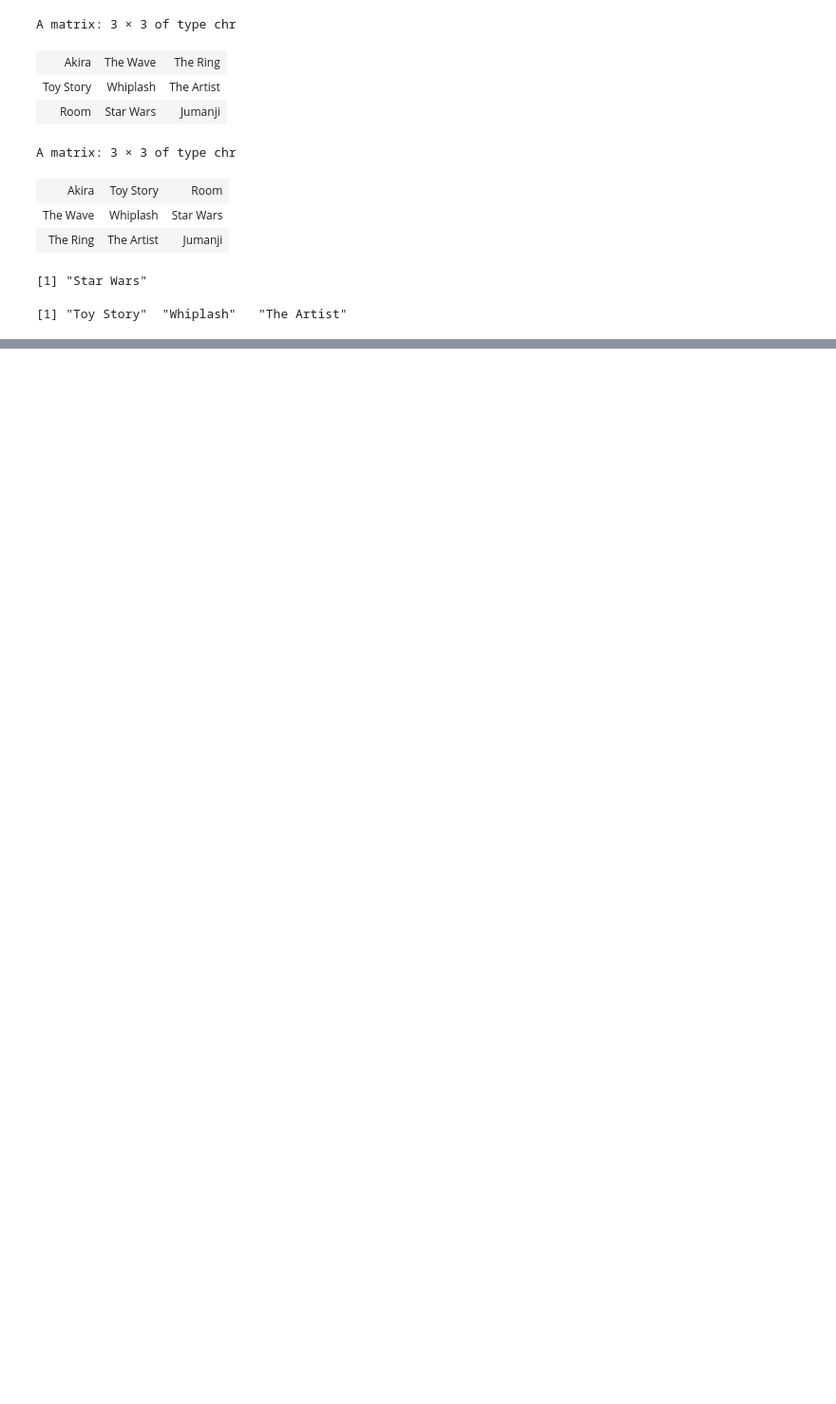
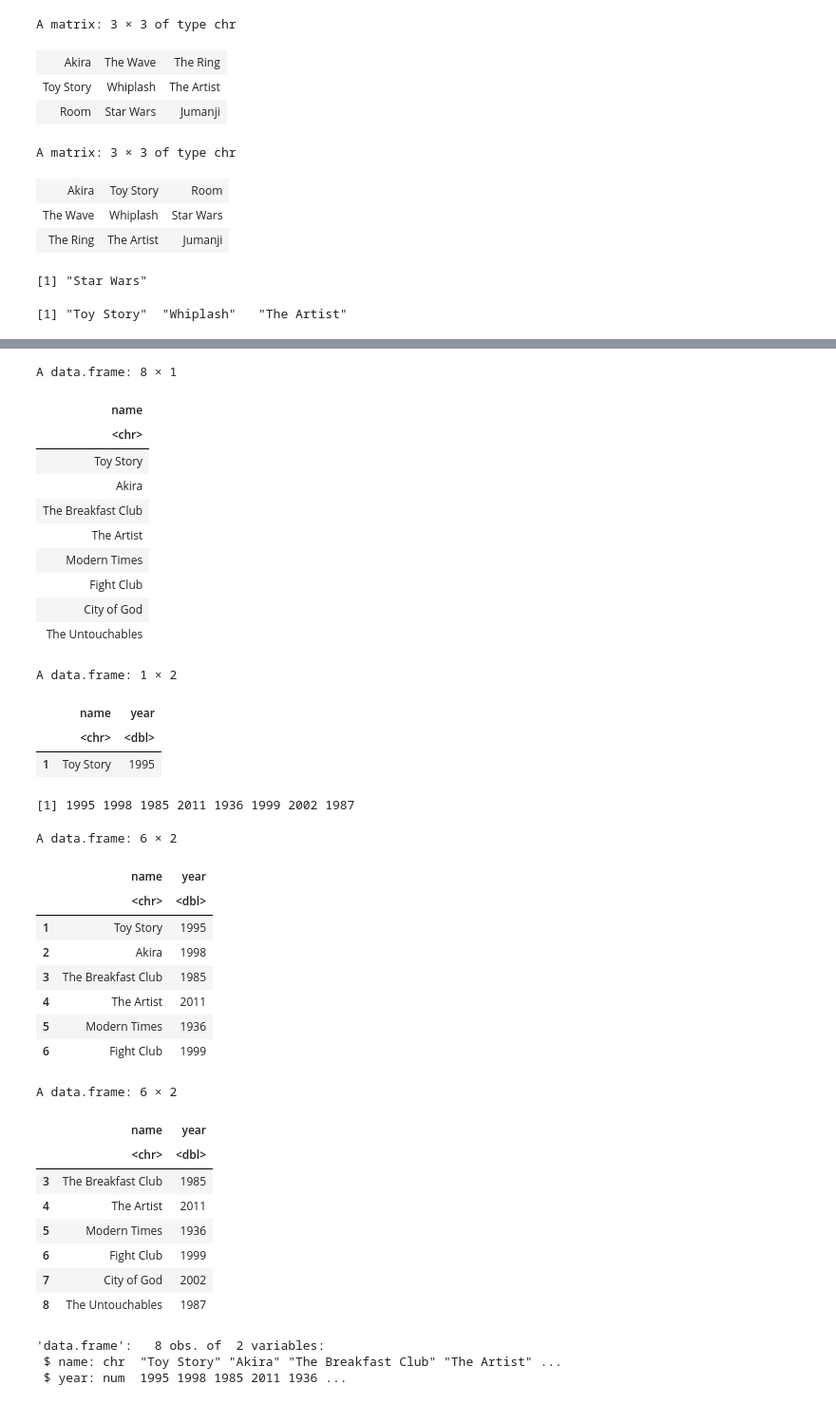
Before and after one commit to elden-l0rd/personal, a Jupyter notebook: 2022 winter hol/Intro to R.ipynb, the cells around one changed output, grey strips where cells are left out. Shown at 95% size. Cells and saved outputs as stored; diff of their text form; code cells hidden in the pictures; blank space fills up the shorter version.

```diff
--- a/2022 winter hol/Intro to R.ipynb
+++ b/2022 winter hol/Intro to R.ipynb
@@ -257,0 +280,54 @@ A matrix: 3 × 3 of type chr
+# %%
+#ways to call elements
+movies[1]
+movies[1,]
+movies$year
+
+#view head
+head(movies) #6 elements
+#view tail
+tail(movies)
+# %% [output]
+A data.frame: 8 × 1
+| name |
+| <chr> |
+| Toy Story |
+| Akira |
+| The Breakfast Club |
+| The Artist |
+| Modern Times |
+| Fight Club |
+| City of God |
+| The Untouchables |
+A data.frame: 1 × 2
+|  | name | year |
+|  | <chr> | <dbl> |
+| 1 | Toy Story | 1995 |
+[1] 1995 1998 1985 2011 1936 1999 2002 1987
+A data.frame: 6 × 2
+|  | name | year |
+|  | <chr> | <dbl> |
+| 1 | Toy Story | 1995 |
+| 2 | Akira | 1998 |
+| 3 | The Breakfast Club | 1985 |
+| 4 | The Artist | 2011 |
+| 5 | Modern Times | 1936 |
+| 6 | Fight Club | 1999 |
+A data.frame: 6 × 2
+|  | name | year |
+|  | <chr> | <dbl> |
+| 3 | The Breakfast Club | 1985 |
+| 4 | The Artist | 2011 |
+| 5 | Modern Times | 1936 |
+| 6 | Fight Club | 1999 |
+| 7 | City of God | 2002 |
+| 8 | The Untouchables | 1987 |
+# %%
+#information about data frame
+
+#number of objects and it's variables
+str(movies)
+# %% [output]
+'data.frame':   8 obs. of  2 variables:
+ $ name: chr  "Toy Story" "Akira" "The Breakfast Club" "The Artist" ...
+ $ year: num  1995 1998 1985 2011 1936 ...
```
Also changed, not shown: parts of 4 cells of this notebook.
